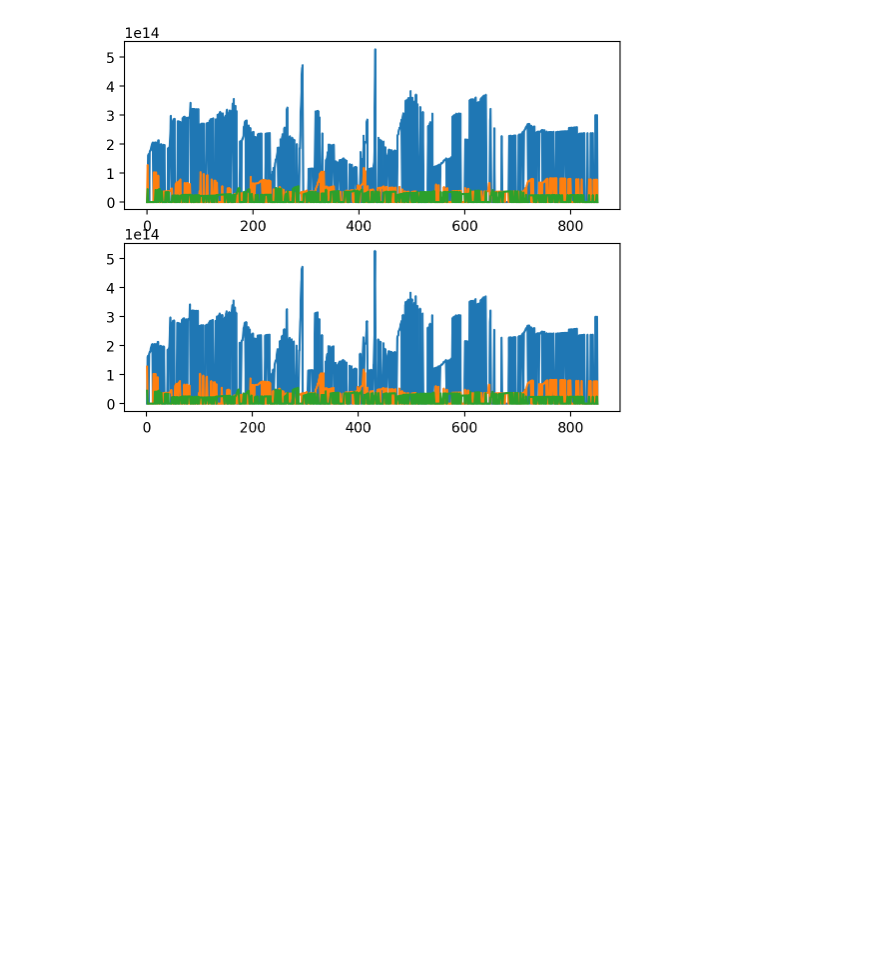
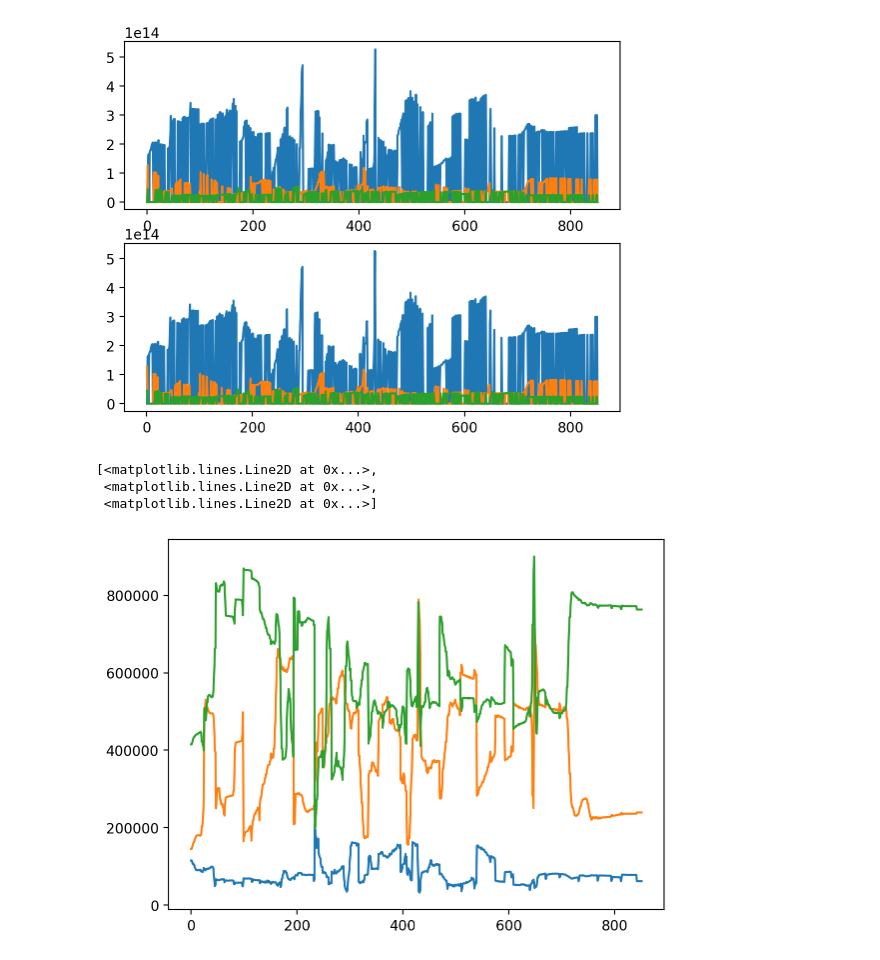
Before and after one commit to dream-team-nadia-woody/epilator, a Jupyter notebook: woody_model.ipynb, the cells around one changed output. Saved outputs shown, nothing was run; the diff lists cells and outputs as text; code cells hidden in the pictures; blank space fills up the shorter version.

```diff
--- a/woody_model.ipynb
+++ b/woody_model.ipynb
@@ -35,0 +32,7 @@ assert(
+# %%
+plt.plot(vid.agg('sum'))
+# %% [output]
+[<matplotlib.lines.Line2D at 0x...>,
+ <matplotlib.lines.Line2D at 0x...>,
+ <matplotlib.lines.Line2D at 0x...>]
+[figure, added]
```
Also changed, not shown: parts of 1 cell of this notebook.
